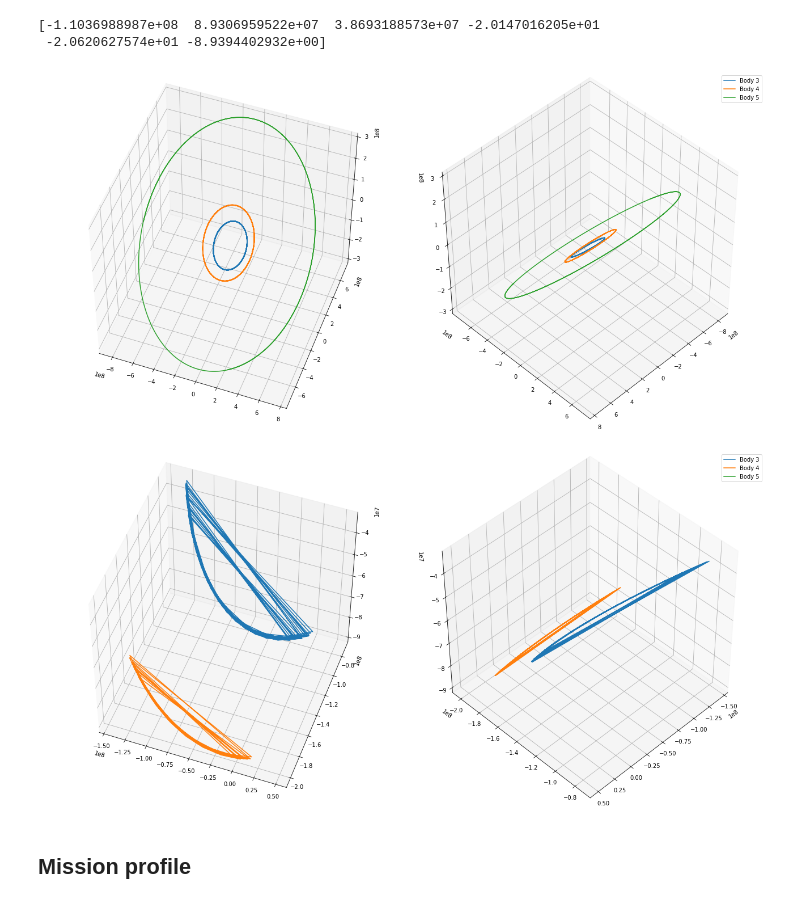
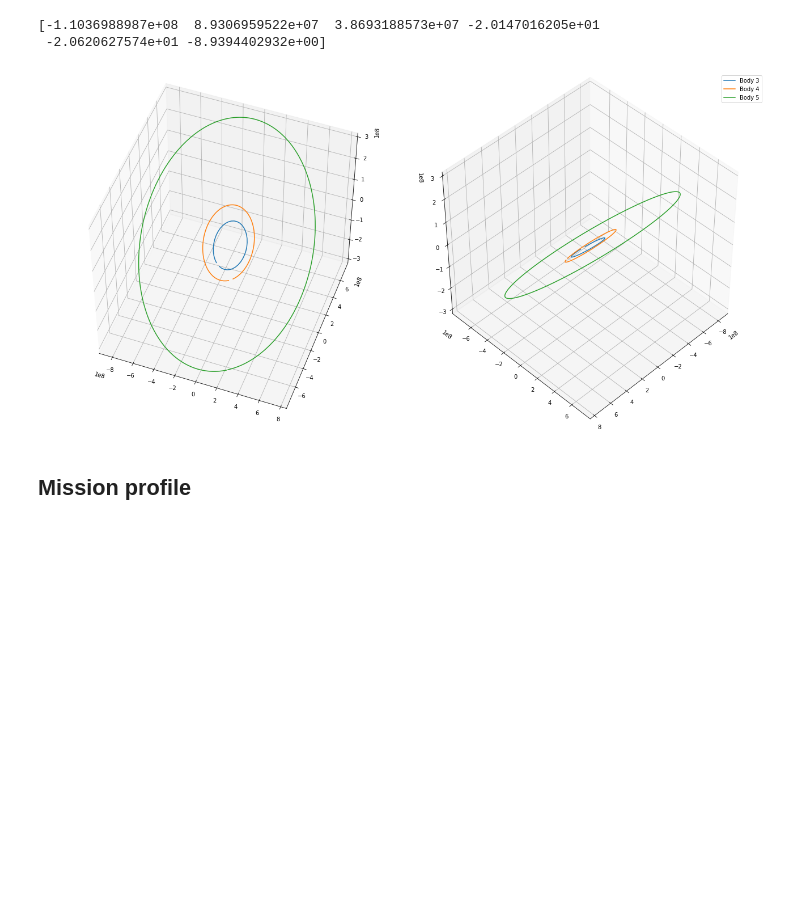
Before and after one commit to borisbrodski/py-interplanetary-simulator, a Jupyter notebook: StarKicker - cutting down on travel time to Mars/Calculate mission profile.ipynb, the cells around one changed output. Saved outputs shown, nothing was run; the diff lists cells and outputs as text; code cells hidden in the pictures; blank space fills up the shorter version.

```diff
--- a/StarKicker - cutting down on travel time to Mars/Calculate mission profile.ipynb
+++ b/StarKicker - cutting down on travel time to Mars/Calculate mission profile.ipynb
@@ -95,12 +117,11 @@ JUPITER=5
 SATURN=6
 URANUS=7
 NEPTUNE=8
-PLUTO=9
 
 PLANETS=[EARTH, MARS, JUPITER]
 BODIES=[SUN] + PLANETS
 
-ALL_PLANETS=[MERCURY, VENUS, EARTH, MARS, JUPITER, SATURN, URANUS, NEPTUNE, PLUTO]
+ALL_PLANETS=[MERCURY, VENUS, EARTH, MARS, JUPITER, SATURN, URANUS, NEPTUNE]
 ALL_BODIES=[SUN] + ALL_PLANETS
 
 # Standard gravitational parameter
@@ -116,6 +137,18 @@ G_EARTH=9.80665e-3 # km/sec^2
 R_EARTH=6378.0 # km at equator
 R_MARS=3396.2 # km at equator
 
+ORBITAL_PERIOD = {
+    SUN: 1,
+    MERCURY: 88,
+    VENUS: 225,
+    EARTH: 366,
+    MARS: 687,
+    JUPITER: 4333,
+    SATURN: 10759,
+    URANUS: 30688 ,
+    NEPTUNE: 60182,
+}
+
 # StarShip data
 RAPTOR_SPECIFIC_IMPULSE=382  # https://en.wikipedia.org/wiki/SpaceX_Raptor
 RAPTOR_FLOW_RATE=0.9312 # Ton/sec, https://spaceflight101.com/spx/spacex-raptor/
@@ -209,7 +253,6 @@ KERNEL_ID={
     SATURN: 6,
     URANUS: 7,
     NEPTUNE: 8,
-    PLUTO: 9,
     SUN: 10
 }
 # %% [output]
@@ -244,10 +287,9 @@ print(get_body_r_v(EARTH, 2457061.5))
  -2.0620627574e+01 -8.9394402932e+00]
 # %%
 def get_orbits(start_date, planets = PLANETS, resolution_in_days = 10):
-    length = 365 * 20 // resolution_in_days # One mars year
-
     orbits = {}
     for planet in planets:
+        length = ORBITAL_PERIOD[planet] // resolution_in_days
         orbit = np.zeros((length, 3))
         orbits[planet] = orbit
         for i in range(length):
@@ -311,12 +353,10 @@ def draw_orbits(*orbits_args, focus_point=None, focus_distance=None, interactive
 #    plt.show()
 # %%
 orbits = get_orbits(datetime.datetime(2020, 6, 1))
-
 draw_orbits(orbits)
-draw_orbits(orbits, focus_point=orbits[EARTH][0], focus_distance=100000000)
+#draw_orbits(orbits, focus_point=orbits[EARTH][0], focus_distance=100000000)
 # %% [output]
-[figure, old version]
+[figure, new version]
-[figure, removed]
 # %% [markdown]
 ## Mission profile
 # %%
```
Also changed, not shown: parts of 11 cells of this notebook.
